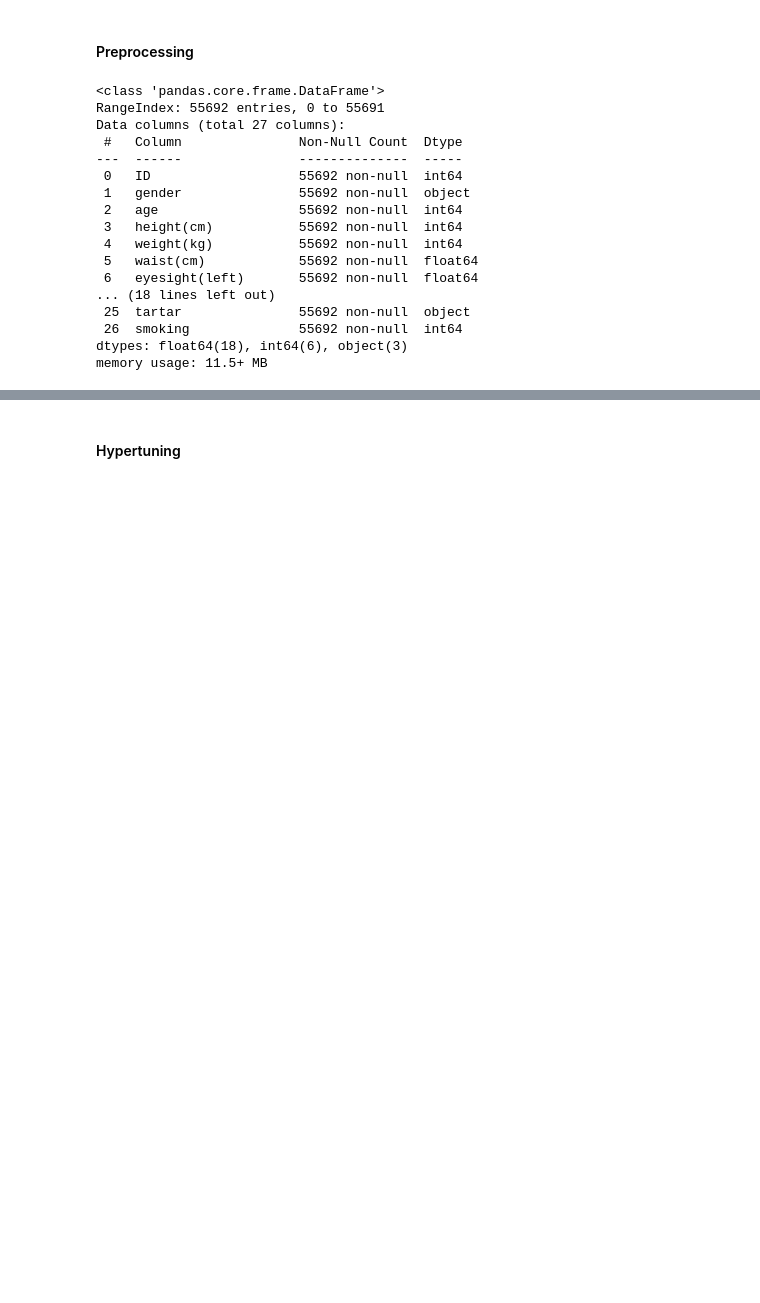
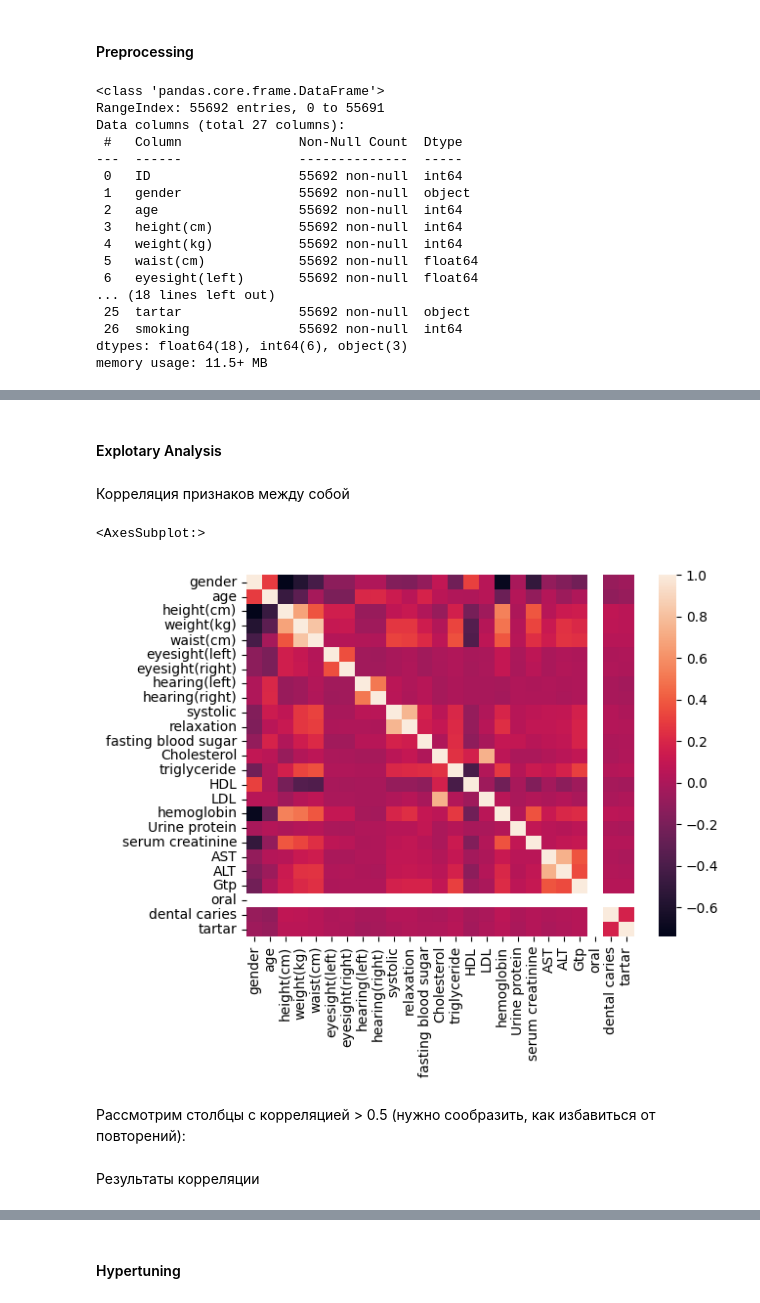
Before and after one commit to KozynchenkoVS/MLProject2023, a Jupyter notebook: NoteBook.ipynb, the cells around one changed output, grey strips where cells are left out. Saved outputs shown, nothing was run; the diff lists cells and outputs as text; code cells hidden in the pictures; blank space fills up the shorter version.

```diff
--- a/NoteBook.ipynb
+++ b/NoteBook.ipynb
@@ -59,0 +74,6 @@ dataset['tartar'] = np.where(dataset['tartar'] == 'Y', np.int64(1), np.int64(0))
+# %%
+del dataset['ID']
+X = dataset
+#### smoking is a target column
+Y = dataset['smoking']
+del X['smoking']
@@ -59,0 +82,5 @@ dataset['tartar'] = np.where(dataset['tartar'] == 'Y', np.int64(1), np.int64(0))
+# %%
+scaler = StandardScaler()
+X_temp = scaler.fit_transform(X)
+X = pd.DataFrame(X_temp, columns=X.columns)
+X.head()
@@ -59,0 +95,12 @@ dataset['tartar'] = np.where(dataset['tartar'] == 'Y', np.int64(1), np.int64(0))
+# %% [markdown]
+#### Explotary Analysis
+# %% [markdown]
+Корреляция признаков между собой
+# %%
+X_correlation = X.corr()
+sns.heatmap(X_correlation)
+# %% [output]
+<AxesSubplot:>
+[figure, added]
+# %% [markdown]
+Рассмотрим столбцы с корреляцией > 0.5 (нужно сообразить, как избавиться от повторений):
@@ -59,0 +117,2 @@ dataset['tartar'] = np.where(dataset['tartar'] == 'Y', np.int64(1), np.int64(0))
+# %% [markdown]
+Результаты корреляции
```
Also changed, not shown: parts of 27 cells of this notebook.
